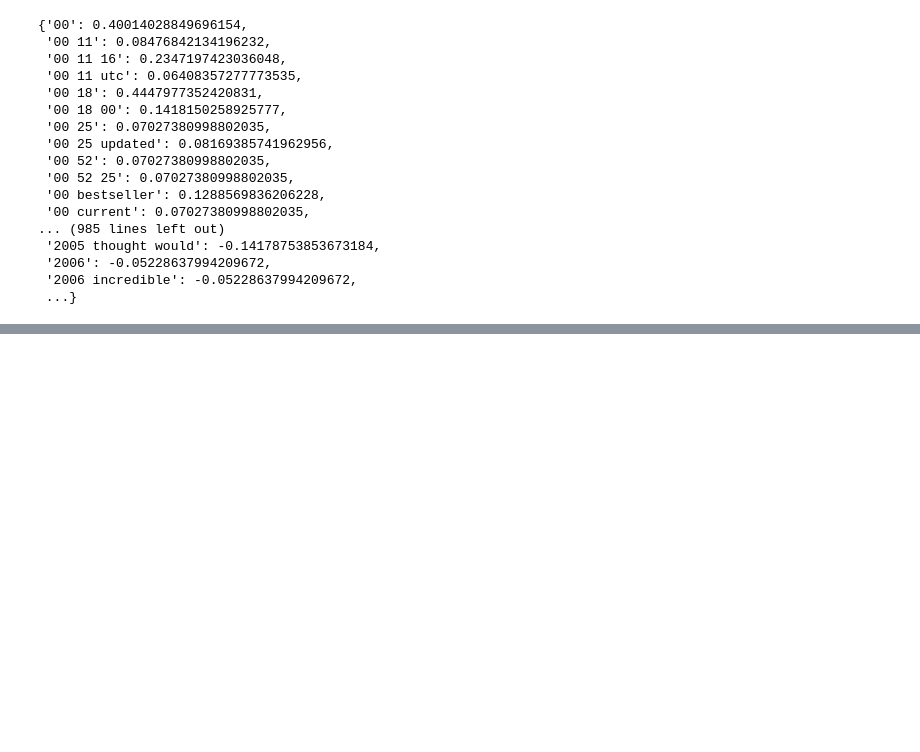
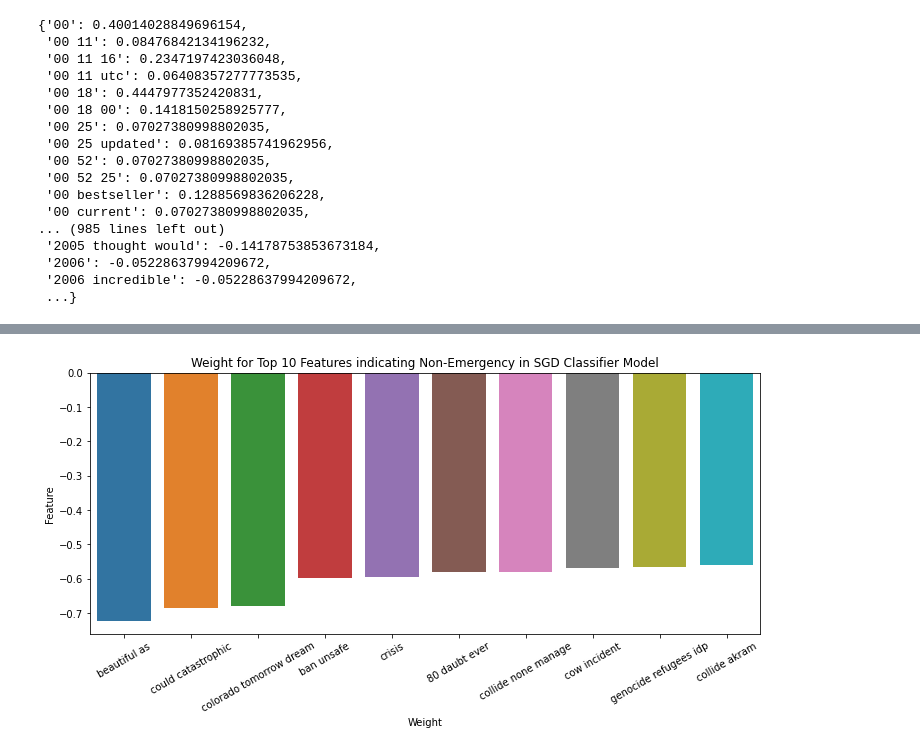
Before and after one commit to christesont/CS4447_FinalProject, a Jupyter notebook: Final_Project.ipynb, the cells around one changed output, grey strips where cells are left out. Saved outputs shown, nothing was run; the diff lists cells and outputs as text; code cells hidden in the pictures; blank space fills up the shorter version.

```diff
--- a/Final_Project.ipynb
+++ b/Final_Project.ipynb
@@ -409,0 +416,15 @@ plt.show()
+# %%
+top_nonemergency_coef_df = pd.DataFrame()
+feature = sorted(feature_coef, key=feature_coef.get, reverse=False)[:10]
+weight = [feature_coef[i] for i in feature]
+top_nonemergency_coef_df['feature']=feature
+top_nonemergency_coef_df['weight']=weight
+
+plt.figure(figsize=(12,4.8))
+g= sns.barplot(x='feature', y='weight',data=top_nonemergency_coef_df)
+g.set(xlabel='Weight', ylabel='Feature')
+g.set_title('Weight for Top 10 Features indicating Non-Emergency in SGD Classifier Model')
+g.set_xticklabels(rotation=30,labels=top_nonemergency_coef_df.feature)
+plt.show()
+# %% [output]
+[figure, added]
```
Also changed, not shown: parts of 13 cells of this notebook.
